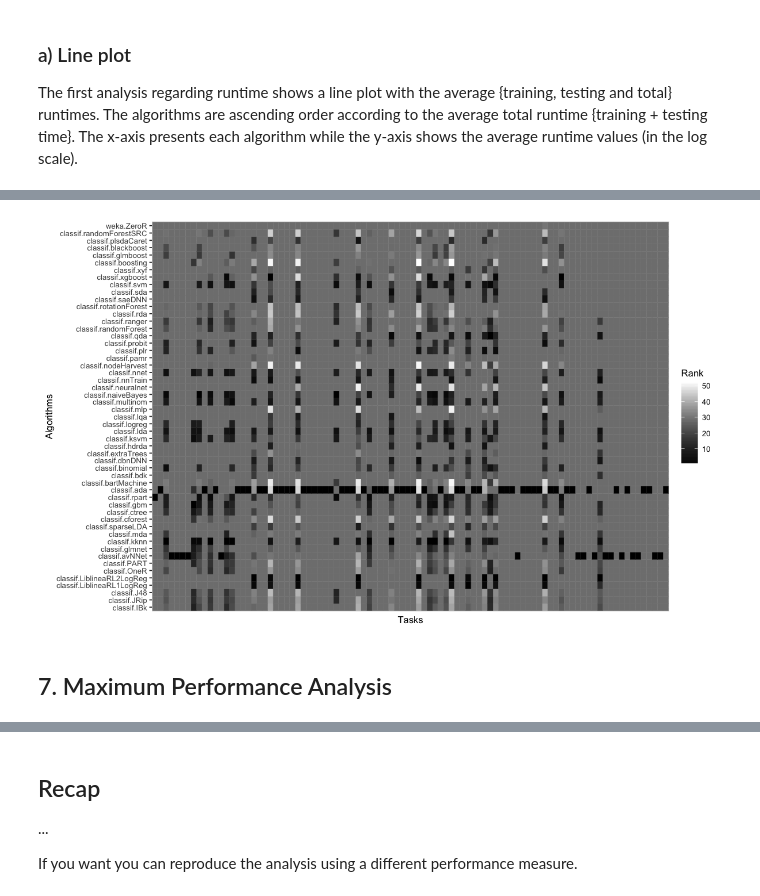
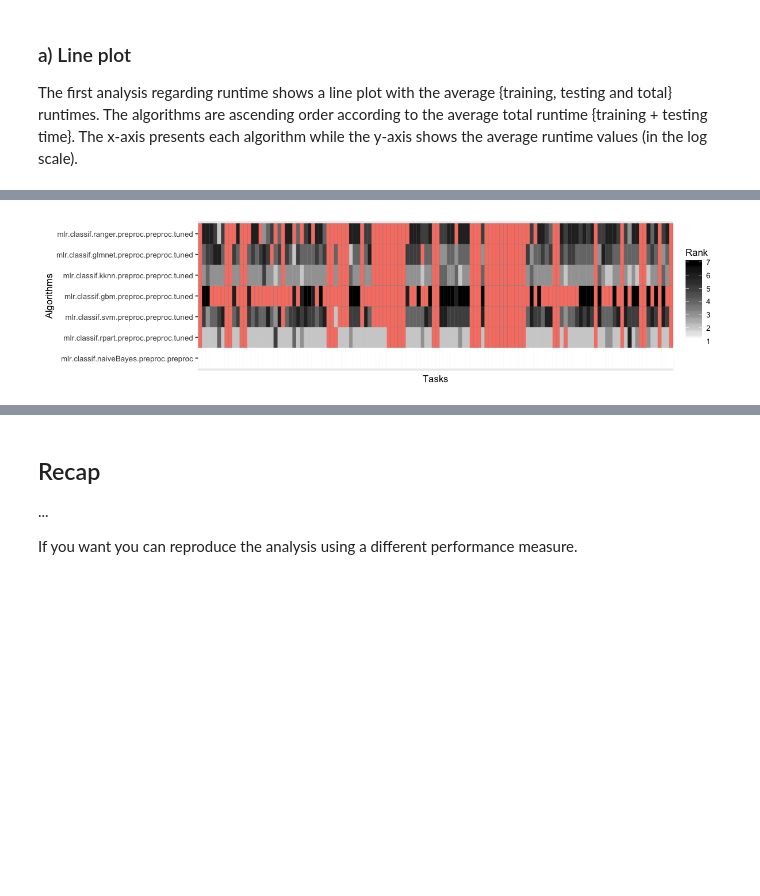
Before and after one commit to rgmantovani/postAnalysis, a Jupyter notebook: AutomaticAnalysis.ipynb, the cells around one changed output, grey strips where cells are left out. Saved outputs shown, nothing was run; the diff lists cells and outputs as text; code cells hidden in the pictures; blank space fills up the shorter version.

Commit message:
handling NA values in the heatmaps

```diff
--- a/AutomaticAnalysis.ipynb
+++ b/AutomaticAnalysis.ipynb
@@ -355,6 +169,6 @@ With the previously defined we can now do some basic performance comparisons and
 But first, we need to generate the a performance matrix according to a specific evaluation measure. Here, we are  generating the plots based on `measure = 'predictive.accuracy'`.
 # %%
 # Getting the performance matrix
-mat.acc = getMatrix(data, column = "predictive.accuracy")
+mat.acc = getPerfMatrix(data = data, measure = "predictive.accuracy")
 head(mat.acc)
 # %% [output]
@@ -521,0 +249,11 @@ g
+# %%
+# ranking frequency
+rk.acc   = getRanking(mat.acc, descending = TRUE)
+#rk.auc   = getRanking(mat.auc, descending = TRUE)
+#rk.f1    = getRanking(mat.f1, descending = TRUE)
+#rk.acc.w = getRanking(mat.acc.w, descending = TRUE)
+#rk.time  = getRanking(mat.runtime, descending = FALSE)
+
+# Calling the function and showing the chart
+options(repr.plot.width=10, repr.plot.height=2)
+getRankingHeatMap(data = rk.acc$rk)
@@ -609,5 +281,0 @@ Evaluating the runtime information basically use the same functions. First, we a
-# %%
-temp = data
-temp$runtime = data$training.time + data$testing.time
-mat.time = getMatrix(temp, column = "runtime")
-head(mat.time)
@@ -701,6 +339,7 @@ Warning message:
 
 Basically, plots a heap map with the a global overview of the rankings. Darker the cell, better was the learner (faster) in that task.
 # %%
+mat.time = getPerfMatrix(data = data, measure = "usercpu.time.millis")
 rk.time  = getRanking(mat.time, descending = FALSE)
 head(rk.time$rk)
 # %% [output]
@@ -714,9 +354,6 @@ head(rk.time$rk)
 # %%
 # Calling the function and showing the chart
-options(repr.plot.width=10, repr.plot.height=6)
-g = getRankingHeatMap(data = rk.time$rk)
-g
+options(repr.plot.width=10, repr.plot.height=2.5)
+getRankingHeatMap(data = rk.time$rk)
 # %% [output]
-[figure, old version]
+[figure, new version]
-# %% [markdown]
-## 7. Maximum Performance Analysis
```
Also changed, not shown: parts of 76 cells of this notebook, 2 other files.
